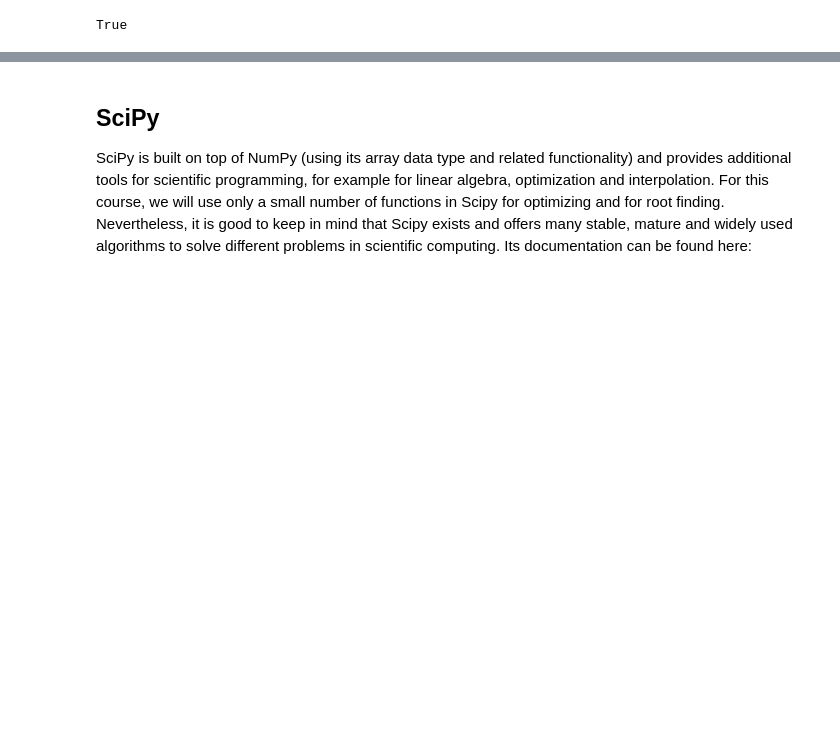
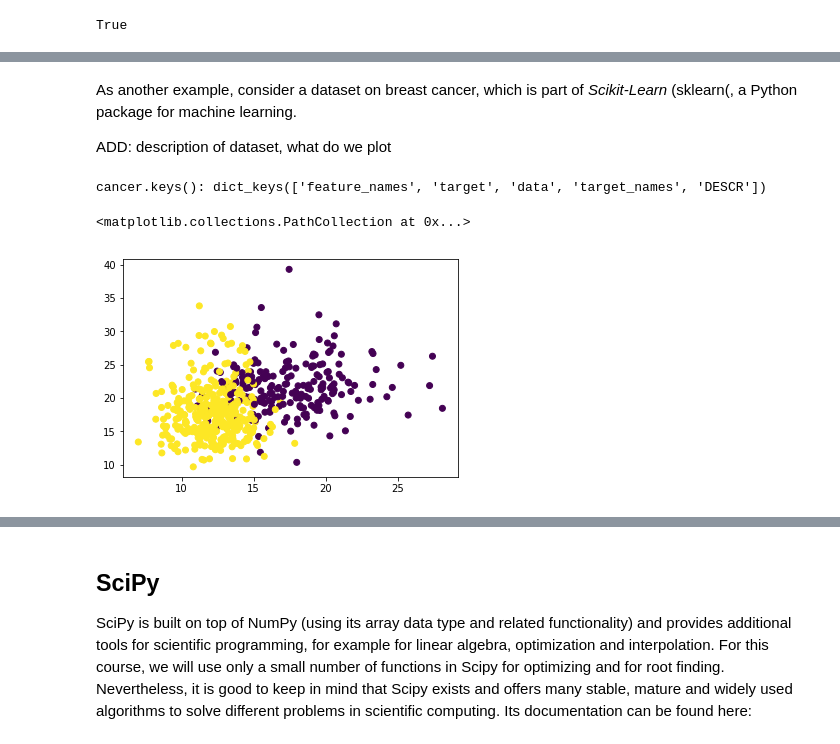
Before and after one commit to Moony2D/Python-Intro-ifo, a Jupyter notebook: PyIntro_Scipy.ipynb, the cells around one changed output, grey strips where cells are left out. Saved outputs shown, nothing was run; the diff lists cells and outputs as text; code cells hidden in the pictures; blank space fills up the shorter version.

```diff
--- a/PyIntro_Scipy.ipynb
+++ b/PyIntro_Scipy.ipynb
@@ -124,0 +171,19 @@ AttributeError: module 'matplotlib' has no attribute 'scatter'
+# %% [markdown]
+As another example, consider a dataset on breast cancer, which is part of *Scikit-Learn* (sklearn(, a Python package for machine learning.
+
+ADD: description of dataset, what do we plot
+# %%
+from sklearn.datasets import load_breast_cancer
+cancer = load_breast_cancer()
+print("cancer.keys(): {}".format(cancer.keys()))
+
+x = cancer.data[:,0]
+y = cancer.data[:,1]
+colors = cancer.target
+
+fig, ax = plt.subplots()
+ax.scatter(x, y, c = colors)
+# %% [output]
+cancer.keys(): dict_keys(['feature_names', 'target', 'data', 'target_names', 'DESCR'])
+<matplotlib.collections.PathCollection at 0x...>
+[figure, added]
```
Also changed, not shown: parts of 18 cells of this notebook.
